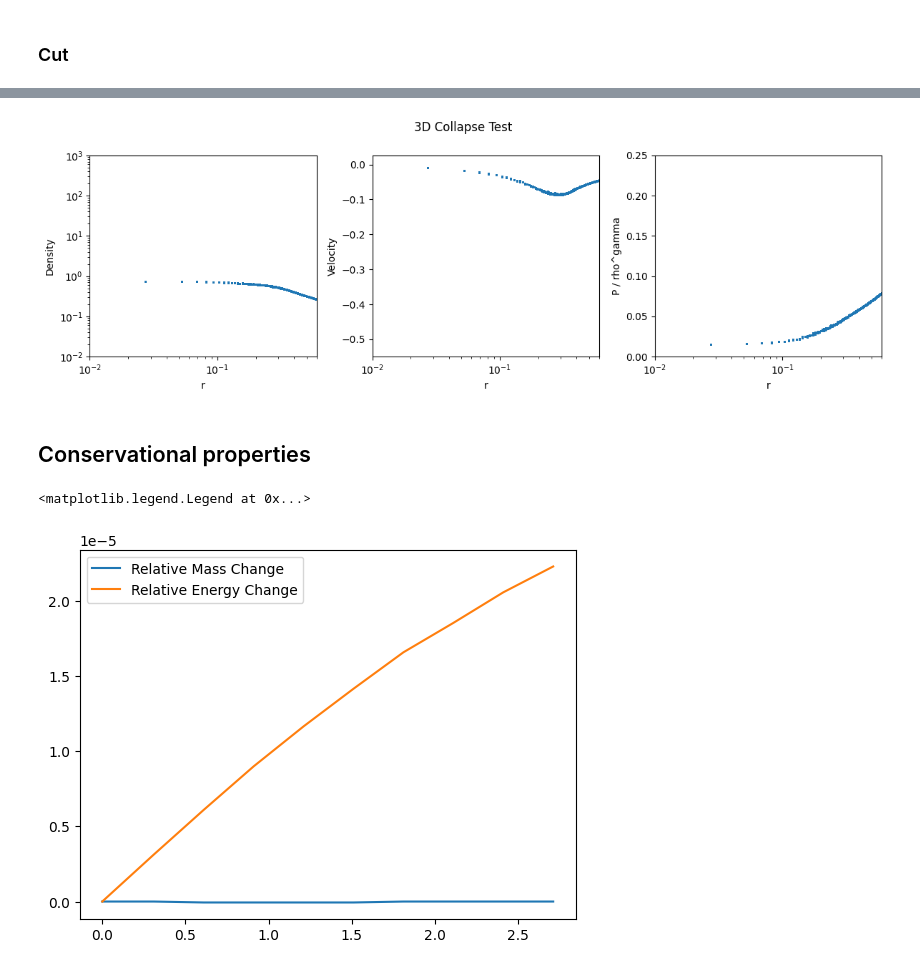
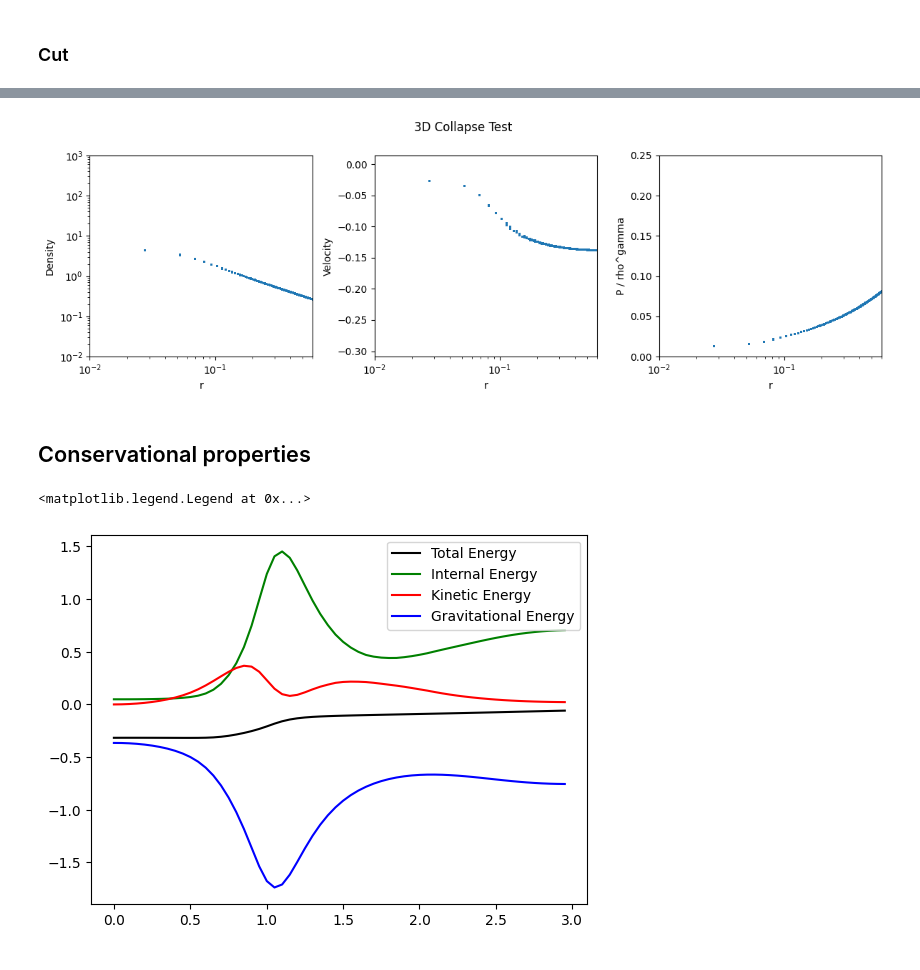
Before and after one commit to leo1200/jf1uids, a Jupyter notebook: notebooks/self_gravity/evrards_collapse.ipynb, the cells around one changed output, grey strips where cells are left out. Drawn from its saved outputs; the diff is of its cells as text; code cells hidden in the pictures.

```diff
--- a/notebooks/self_gravity/evrards_collapse.ipynb
+++ b/notebooks/self_gravity/evrards_collapse.ipynb
@@ -45,7 +45,7 @@ box_size = 4.0
 num_cells = 128
 
 fixed_timestep = False
-dt_max = 0.01
+dt_max = 0.001
 num_timesteps = 10
 
 # setup simulation config
@@ -103,7 +103,15 @@ e = 0.05
 p = (gamma - 1) * rho * e
 
 # Construct the initial primitive state for the 3D simulation.
-initial_state = construct_primitive_state3D(rho, v_x, v_y, v_z, p, registered_variables)
+initial_state = construct_primitive_state(
+    config = config,
+    registered_variables = registered_variables,
+    density = rho,
+    velocity_x = v_x,
+    velocity_y = v_y,
+    velocity_z = v_z,
+    gas_pressure = p
+)
 # %%
 config = finalize_config(config, initial_state.shape)
 # %% [markdown]
@@ -187,22 +175,31 @@ fig.suptitle("3D Collapse Test")
 
 plt.tight_layout()
 # %% [output]
-[figure, old version]
+[figure, new version]
 # %% [markdown]
 ## Conservational properties
 # %%
-config = config._replace(return_snapshots = True, num_snapshots = 10)
+config = config._replace(return_snapshots = True, num_snapshots = 60)
 params = params._replace(t_end = 3.0)
 
 snapshots = time_integration(initial_state, config, params, helper_data, registered_variables)
 # %%
 total_energy = snapshots.total_energy
+internal_energy = snapshots.internal_energy
+kinetic_energy = snapshots.kinetic_energy
+gravitational_energy = snapshots.gravitational_energy
 total_mass = snapshots.total_mass
 time = snapshots.time_points
 # %%
-plt.plot(time, (total_mass - total_mass[0]) / total_mass[0], label="Relative Mass Change")
-plt.plot(time, (total_energy - total_energy[0]) / total_energy[0], label="Relative Energy Change")
+t_end = 3.0
+# plt.plot(time[time < t_end], (total_mass[time < t_end] - total_mass[0]) / total_mass[0], label="Relative Mass Change")
+# plt.plot(time[time < t_end], (total_energy[time < t_end] - total_energy[0]) / total_energy[0], label="Relative Energy Change")
+plt.plot(time, total_energy, label="Total Energy", color = "black")
+plt.plot(time, internal_energy, label="Internal Energy", color = "green")
+plt.plot(time, kinetic_energy, label="Kinetic Energy", color = "red")
+plt.plot(time, gravitational_energy, label="Gravitational Energy", color = "blue")
+# plt.ylim(-3, 3)
 plt.legend()
 # %% [output]
 <matplotlib.legend.Legend at 0x...>
-[figure, old version]
+[figure, new version]
```
Also changed, not shown: parts of 5 cells of this notebook, 15 other files.
